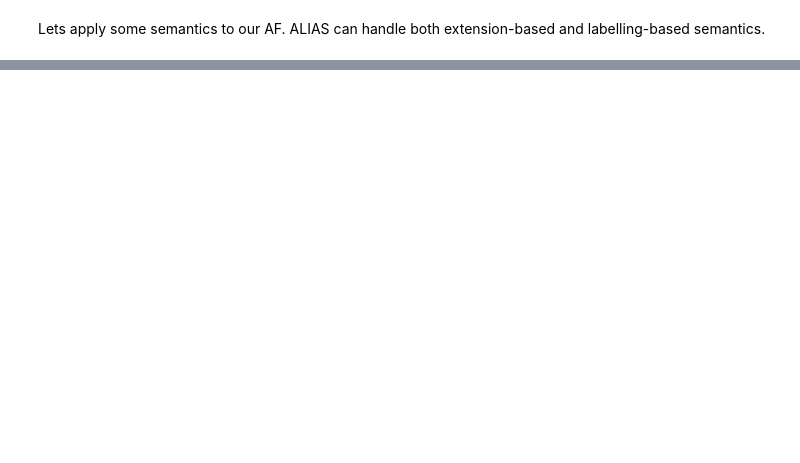
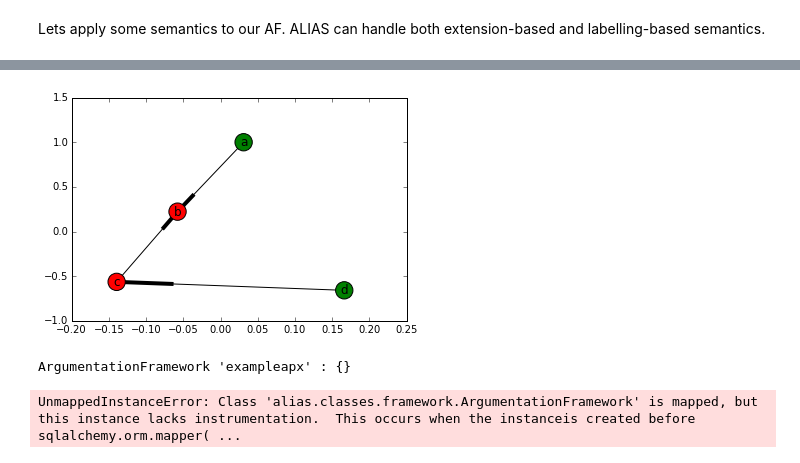
Before and after one commit to alias-org/alias, a Jupyter notebook: examples/demonstration-notebook.ipynb, the cells around one changed output, grey strips where cells are left out. Drawn from its saved outputs; the diff is of its cells as text; code cells hidden in the pictures; blank space fills up the shorter version.

```diff
--- a/examples/demonstration-notebook.ipynb
+++ b/examples/demonstration-notebook.ipynb
@@ -75,0 +115,2 @@ Lets apply some semantics to our AF.  ALIAS can handle both extension-based and
+# %%
+pref = al.labelling_preferred(exampleapx)
@@ -75,0 +125,4 @@ Lets apply some semantics to our AF.  ALIAS can handle both extension-based and
+# %%
+al.draw_framework(exampleapx, labelling=pref[0])
+# %% [output]
+[figure, added]
@@ -75,0 +133,9 @@ Lets apply some semantics to our AF.  ALIAS can handle both extension-based and
+# %%
+print f
+# %% [output]
+ArgumentationFramework 'exampleapx' : {}
+# %%
+db = al.Dbwrapper()
+db.to_sqlite(exampleapx)
+# %% [output]
+UnmappedInstanceError: Class 'alias.classes.framework.ArgumentationFramework' is mapped, but this instance lacks instrumentation.  This occurs when the instanceis created before sqlalchemy.orm.mapper( ...
```
Also changed, not shown: parts of 19 cells of this notebook, 19 other files.
